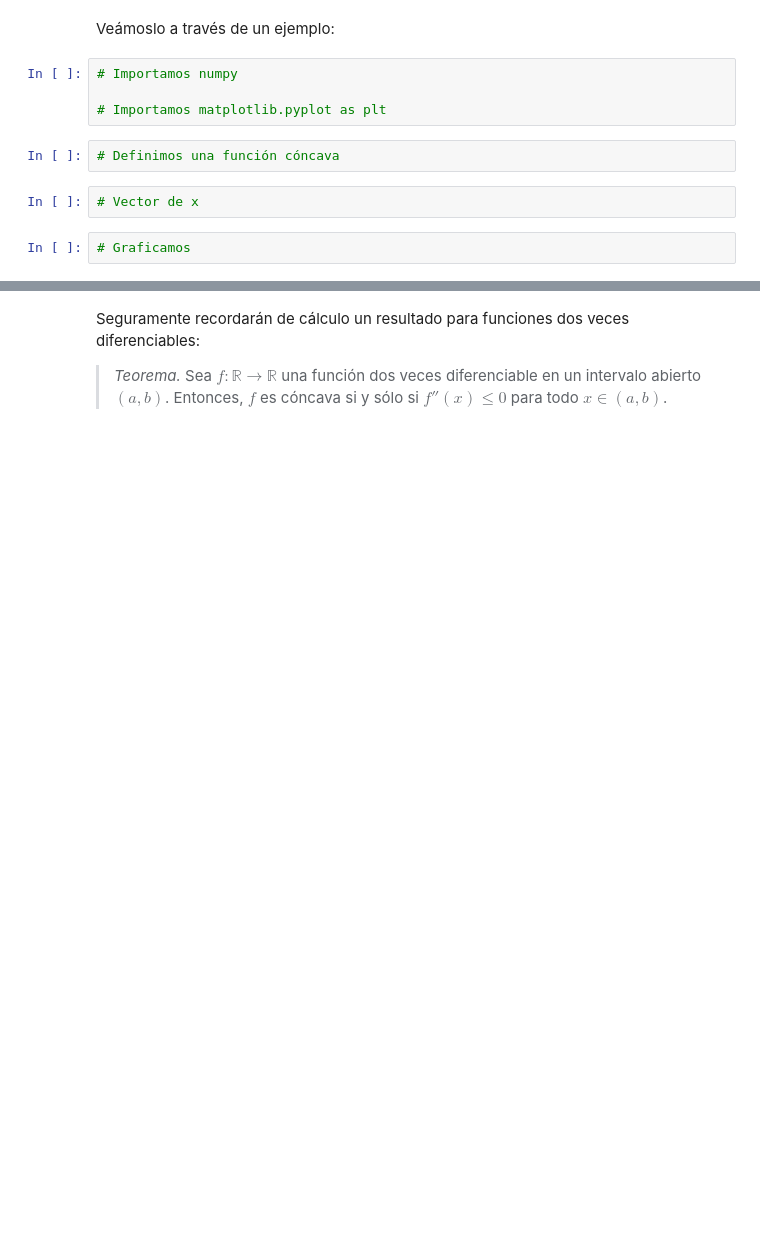
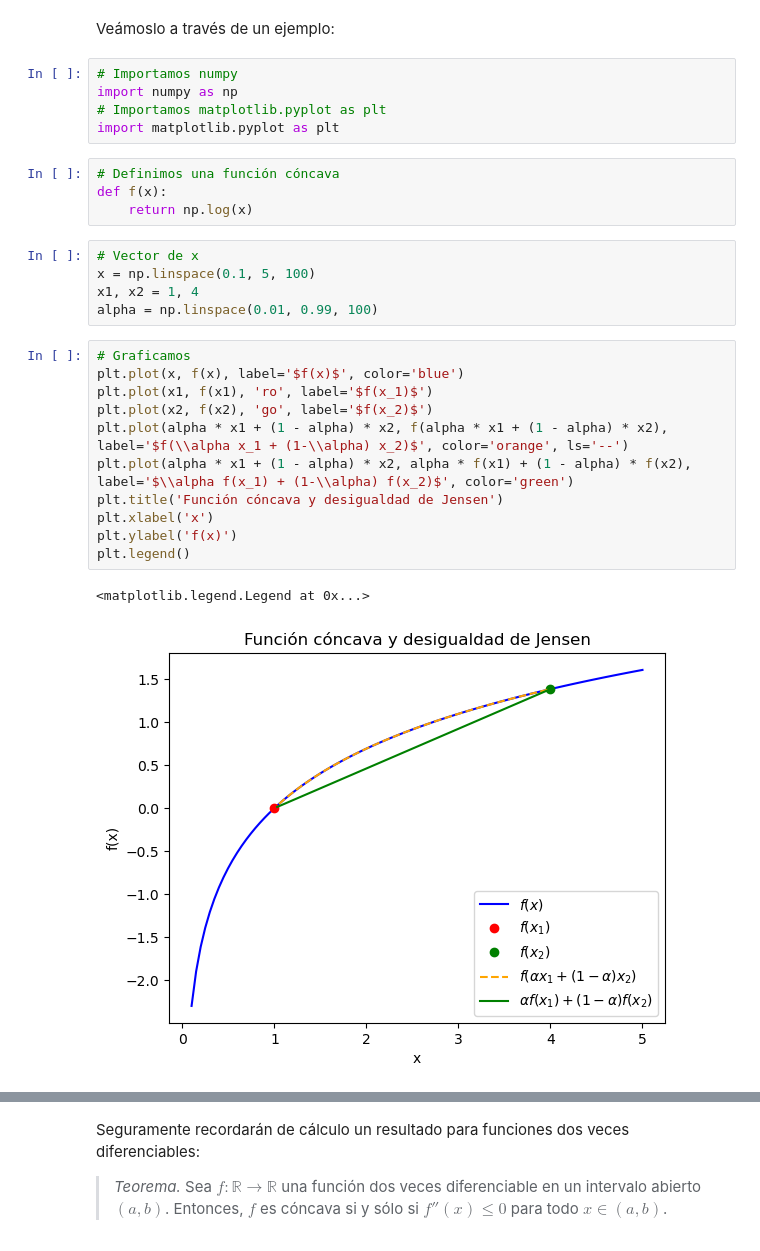
Before and after one commit to esjimenezro/meb2025, a Jupyter notebook: modulo_adicional/tema2/1_preliminares_matematicos.ipynb, the cells around one changed output, grey strips where cells are left out. Saved outputs shown, nothing was run; the diff lists cells and outputs as text; blank space fills up the shorter version.

```diff
--- a/modulo_adicional/tema2/1_preliminares_matematicos.ipynb
+++ b/modulo_adicional/tema2/1_preliminares_matematicos.ipynb
@@ -31,14 +31,32 @@ La definición anterior lo que dice es que una función es cóncava si para cual
 Veámoslo a través de un ejemplo:
 # %%
 # Importamos numpy
-
+import numpy as np
 # Importamos matplotlib.pyplot as plt
+import matplotlib.pyplot as plt
 # %%
 # Definimos una función cóncava
+def f(x):
+    return np.log(x)
-# %%
-# Vector de x
-# %%
-# Graficamos
+# %%
+# Vector de x
+x = np.linspace(0.1, 5, 100)
+x1, x2 = 1, 4
+alpha = np.linspace(0.01, 0.99, 100)
+# %%
+# Graficamos
+plt.plot(x, f(x), label='$f(x)$', color='blue')
+plt.plot(x1, f(x1), 'ro', label='$f(x_1)$')
+plt.plot(x2, f(x2), 'go', label='$f(x_2)$')
+plt.plot(alpha * x1 + (1 - alpha) * x2, f(alpha * x1 + (1 - alpha) * x2), label='$f(\\alpha x_1 + (1-\\alpha) x_2)$', color='orange', ls='--')
+plt.plot(alpha * x1 + (1 - alpha) * x2, alpha * f(x1) + (1 - alpha) * f(x2), label='$\\alpha f(x_1) + (1-\\alpha) f(x_2)$', color='green')
+plt.title('Función cóncava y desigualdad de Jensen')
+plt.xlabel('x')
+plt.ylabel('f(x)')
+plt.legend()
+# %% [output]
+<matplotlib.legend.Legend at 0x...>
+[figure, added]
 # %% [markdown]
 **¿Qué ejemplos de funciones cóncavas se les vienen a la mente?**
 
```
Also changed, not shown: parts of 18 cells of this notebook.
